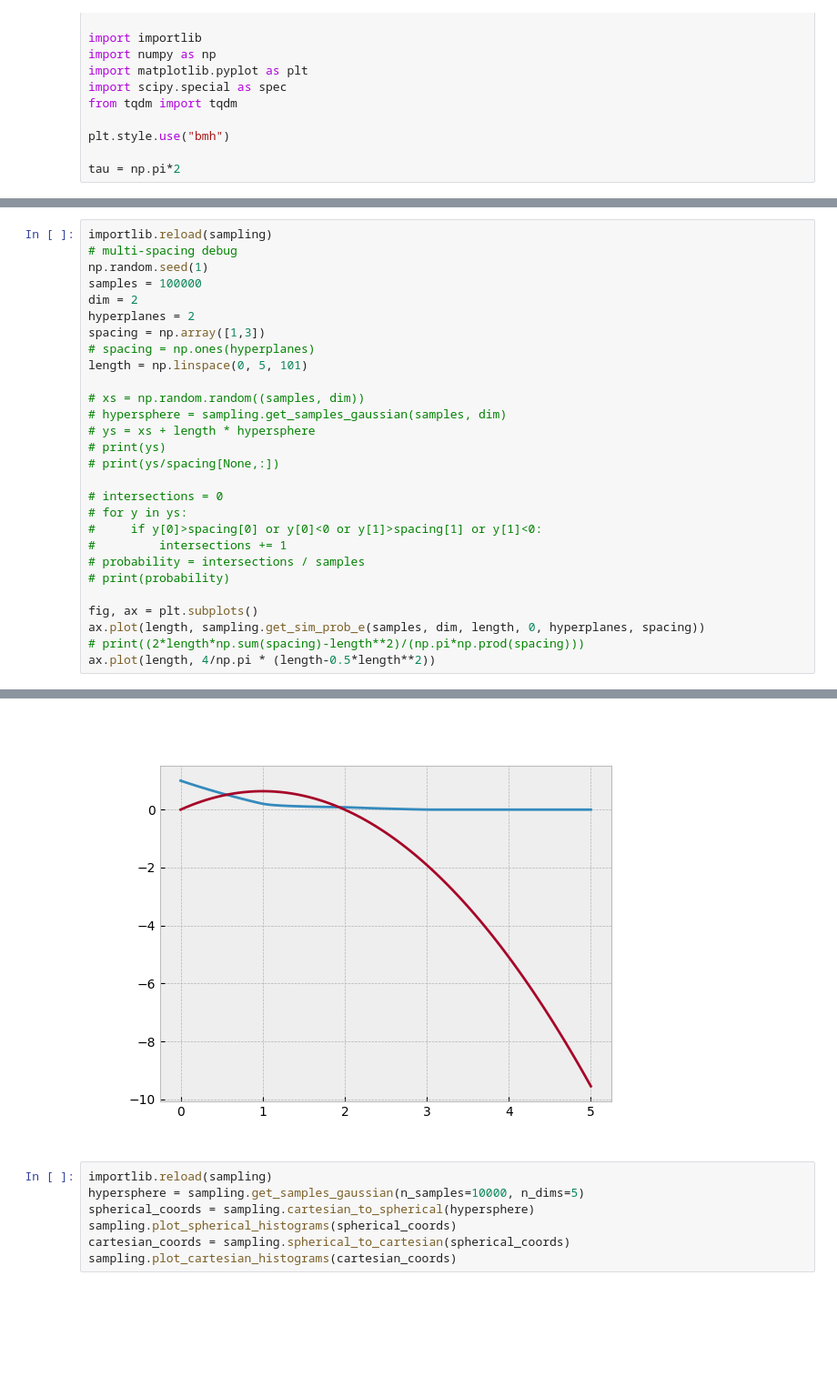
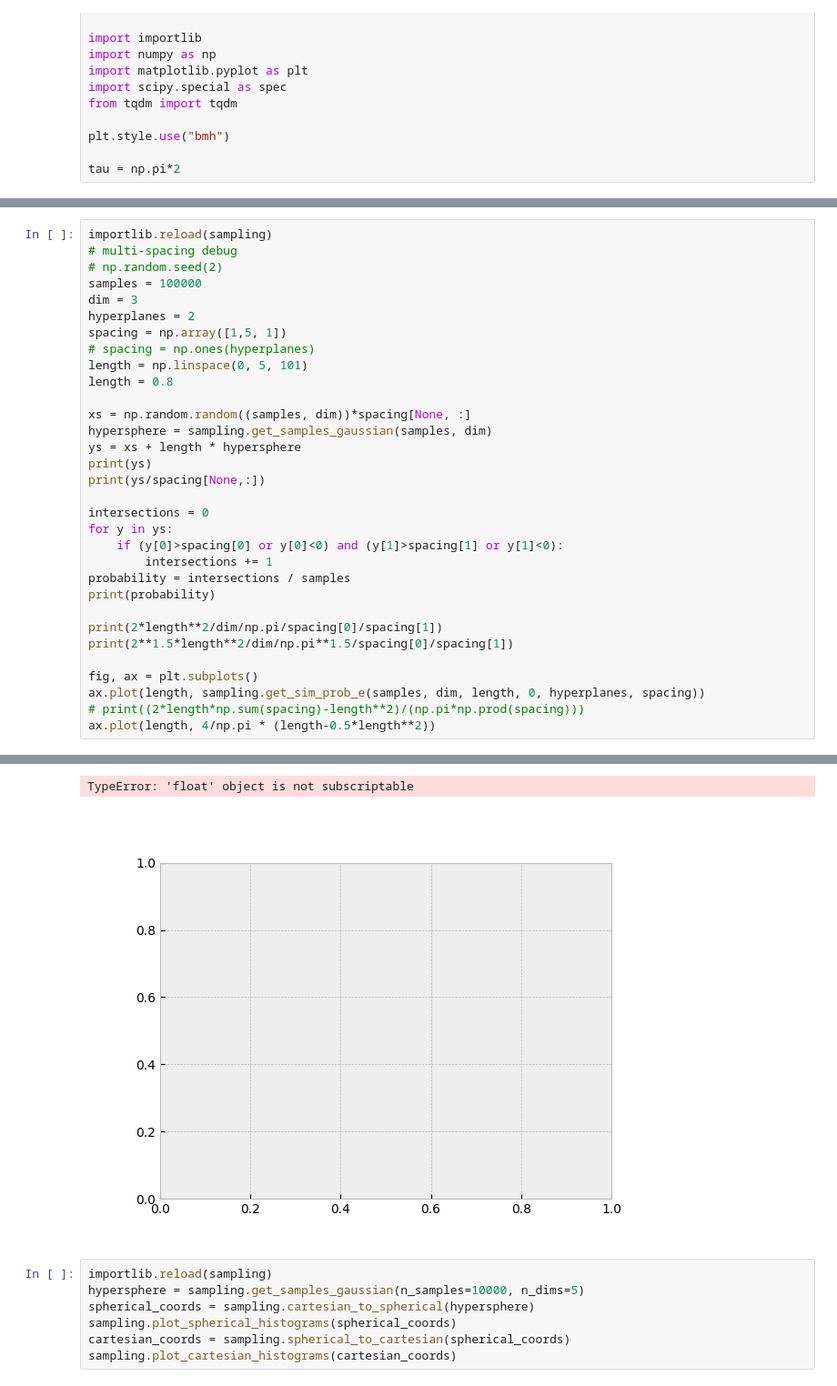
Before and after one commit to aechoi/buffon_extension, a Jupyter notebook: src/demo_notebook.ipynb, the cells around one changed output, grey strips where cells are left out. Shown at 91% size. Cells and saved outputs as stored; diff of their text form; blank space fills up the shorter version.

Commit message:
turns out, there WAS a bug in the sampling function. Fixed it and now it's working as expected. Have solution for N=2 C=1 for all l, D, S. Checking to see how to extend it to all N, and then all C

```diff
--- a/src/demo_notebook.ipynb
+++ b/src/demo_notebook.ipynb
@@ -90,26 +91,30 @@ ValueError: operands could not be broadcast together with shapes (91,) (90,)
 # %%
 importlib.reload(sampling)
 # multi-spacing debug
-np.random.seed(1)
+# np.random.seed(2)
 samples = 100000
-dim = 2
+dim = 3
 hyperplanes = 2
-spacing = np.array([1,3])
+spacing = np.array([1,5, 1])
 # spacing = np.ones(hyperplanes)
 length = np.linspace(0, 5, 101)
+length = 0.8
 
-# xs = np.random.random((samples, dim))
-# hypersphere = sampling.get_samples_gaussian(samples, dim)
-# ys = xs + length * hypersphere
-# print(ys)
-# print(ys/spacing[None,:])
+xs = np.random.random((samples, dim))*spacing[None, :]
+hypersphere = sampling.get_samples_gaussian(samples, dim)
+ys = xs + length * hypersphere
+print(ys)
+print(ys/spacing[None,:])
 
-# intersections = 0
-# for y in ys:
-#     if y[0]>spacing[0] or y[0]<0 or y[1]>spacing[1] or y[1]<0:
-#         intersections += 1
-# probability = intersections / samples
-# print(probability)
+intersections = 0
+for y in ys:
+    if (y[0]>spacing[0] or y[0]<0) and (y[1]>spacing[1] or y[1]<0):
+        intersections += 1
+probability = intersections / samples
+print(probability)
+
+print(2*length**2/dim/np.pi/spacing[0]/spacing[1])
+print(2**1.5*length**2/dim/np.pi**1.5/spacing[0]/spacing[1])
 
 fig, ax = plt.subplots()
 ax.plot(length, sampling.get_sim_prob_e(samples, dim, length, 0, hyperplanes, spacing))
@@ -120,4 +141,5 @@ ax.plot(length, 4/np.pi * (length-0.5*length**2))
+TypeError: 'float' object is not subscriptable
-[figure, old version]
+[figure, new version]
 # %%
 importlib.reload(sampling)
 hypersphere = sampling.get_samples_gaussian(n_samples=10000, n_dims=5)
```
Also changed, not shown: parts of 3 cells of this notebook, 1 other file.
